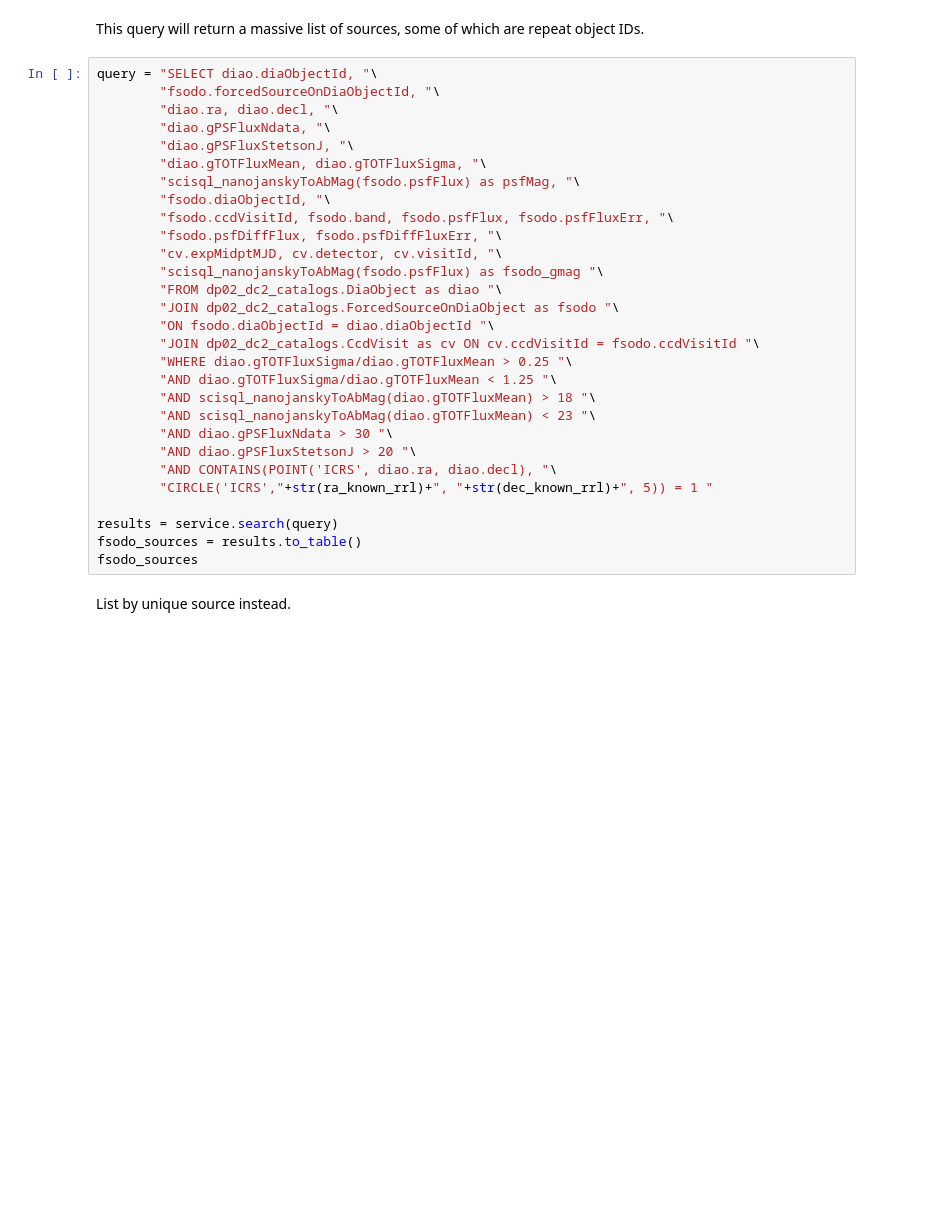
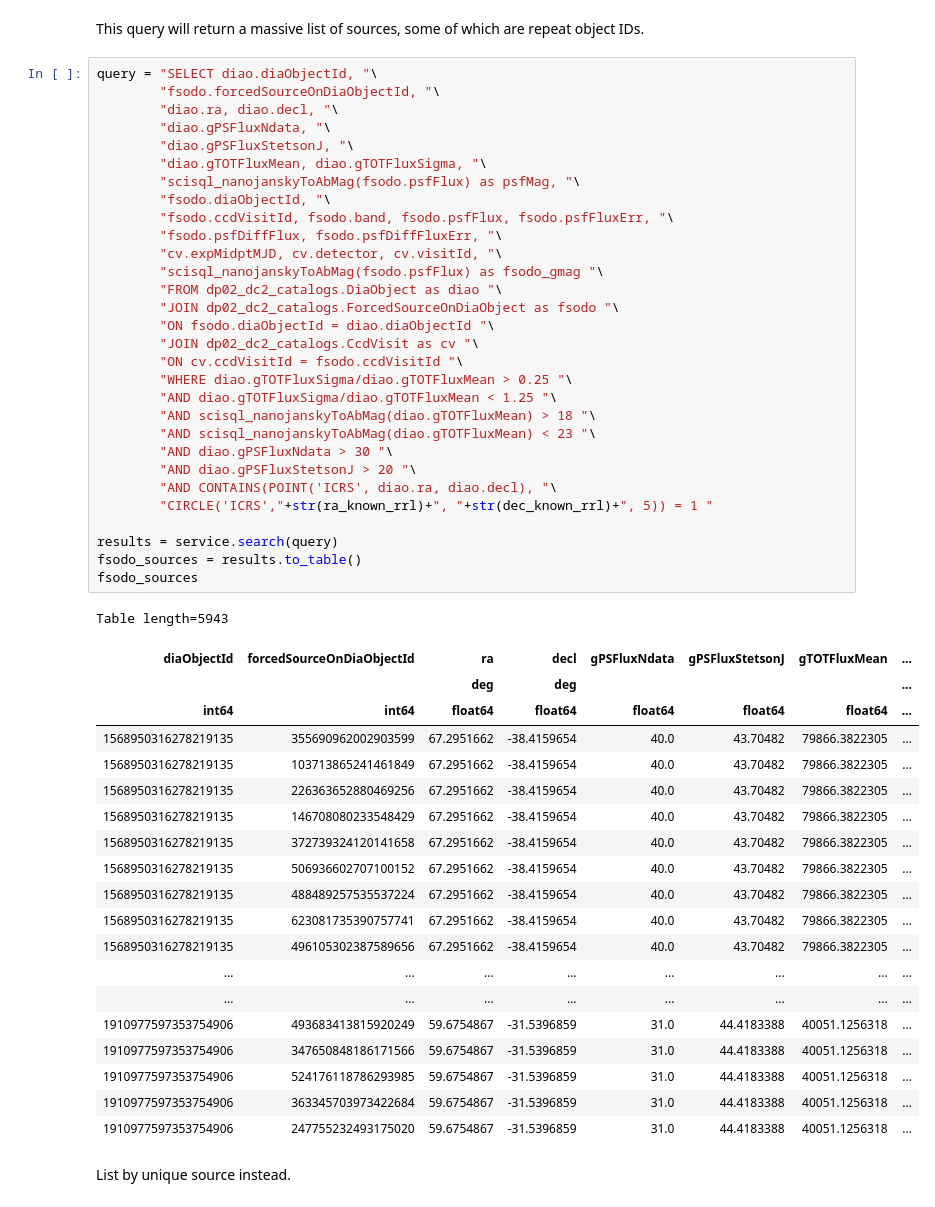
Before and after one commit to lsst-epo/citizen-science-notebooks, a Jupyter notebook: 02_Send_Flipbook_Variable_Stars_Imaging.ipynb, the cells around one changed output. Drawn from its saved outputs; the diff is of its cells as text; blank space fills up the shorter version.

```diff
--- a/02_Send_Flipbook_Variable_Stars_Imaging.ipynb
+++ b/02_Send_Flipbook_Variable_Stars_Imaging.ipynb
@@ -200,32 +200,54 @@ This query will return a massive list of sources, some of which are repeat objec
 # %%
 query = "SELECT diao.diaObjectId, "\
         "fsodo.forcedSourceOnDiaObjectId, "\
         "diao.ra, diao.decl, "\
         "diao.gPSFluxNdata, "\
         "diao.gPSFluxStetsonJ, "\
         "diao.gTOTFluxMean, diao.gTOTFluxSigma, "\
         "scisql_nanojanskyToAbMag(fsodo.psfFlux) as psfMag, "\
         "fsodo.diaObjectId, "\
         "fsodo.ccdVisitId, fsodo.band, fsodo.psfFlux, fsodo.psfFluxErr, "\
         "fsodo.psfDiffFlux, fsodo.psfDiffFluxErr, "\
         "cv.expMidptMJD, cv.detector, cv.visitId, "\
         "scisql_nanojanskyToAbMag(fsodo.psfFlux) as fsodo_gmag "\
         "FROM dp02_dc2_catalogs.DiaObject as diao "\
         "JOIN dp02_dc2_catalogs.ForcedSourceOnDiaObject as fsodo "\
         "ON fsodo.diaObjectId = diao.diaObjectId "\
-        "JOIN dp02_dc2_catalogs.CcdVisit as cv ON cv.ccdVisitId = fsodo.ccdVisitId "\
+        "JOIN dp02_dc2_catalogs.CcdVisit as cv "\
+        "ON cv.ccdVisitId = fsodo.ccdVisitId "\
         "WHERE diao.gTOTFluxSigma/diao.gTOTFluxMean > 0.25 "\
         "AND diao.gTOTFluxSigma/diao.gTOTFluxMean < 1.25 "\
         "AND scisql_nanojanskyToAbMag(diao.gTOTFluxMean) > 18 "\
         "AND scisql_nanojanskyToAbMag(diao.gTOTFluxMean) < 23 "\
         "AND diao.gPSFluxNdata > 30 "\
         "AND diao.gPSFluxStetsonJ > 20 "\
         "AND CONTAINS(POINT('ICRS', diao.ra, diao.decl), "\
         "CIRCLE('ICRS',"+str(ra_known_rrl)+", "+str(dec_known_rrl)+", 5)) = 1 "
 
 results = service.search(query)
 fsodo_sources = results.to_table()
 fsodo_sources
+# %% [output]
+Table length=5943
+| diaObjectId | forcedSourceOnDiaObjectId | ra | decl | gPSFluxNdata | gPSFluxStetsonJ | gTOTFluxMean | ... |
+|  |  | deg | deg |  |  |  | ... |
+| int64 | int64 | float64 | float64 | float64 | float64 | float64 | ... |
+| 1568950316278219135 | 355690962002903599 | 67.2951662 | -38.4159654 | 40.0 | 43.70482 | 79866.3822305 | ... |
+| 1568950316278219135 | 103713865241461849 | 67.2951662 | -38.4159654 | 40.0 | 43.70482 | 79866.3822305 | ... |
+| 1568950316278219135 | 226363652880469256 | 67.2951662 | -38.4159654 | 40.0 | 43.70482 | 79866.3822305 | ... |
+| 1568950316278219135 | 146708080233548429 | 67.2951662 | -38.4159654 | 40.0 | 43.70482 | 79866.3822305 | ... |
+| 1568950316278219135 | 372739324120141658 | 67.2951662 | -38.4159654 | 40.0 | 43.70482 | 79866.3822305 | ... |
+| 1568950316278219135 | 506936602707100152 | 67.2951662 | -38.4159654 | 40.0 | 43.70482 | 79866.3822305 | ... |
+| 1568950316278219135 | 488489257535537224 | 67.2951662 | -38.4159654 | 40.0 | 43.70482 | 79866.3822305 | ... |
+| 1568950316278219135 | 623081735390757741 | 67.2951662 | -38.4159654 | 40.0 | 43.70482 | 79866.3822305 | ... |
+| 1568950316278219135 | 496105302387589656 | 67.2951662 | -38.4159654 | 40.0 | 43.70482 | 79866.3822305 | ... |
+| ... | ... | ... | ... | ... | ... | ... | ... |
+| ... | ... | ... | ... | ... | ... | ... | ... |
+| 1910977597353754906 | 493683413815920249 | 59.6754867 | -31.5396859 | 31.0 | 44.4183388 | 40051.1256318 | ... |
+| 1910977597353754906 | 347650848186171566 | 59.6754867 | -31.5396859 | 31.0 | 44.4183388 | 40051.1256318 | ... |
+| 1910977597353754906 | 524176118786293985 | 59.6754867 | -31.5396859 | 31.0 | 44.4183388 | 40051.1256318 | ... |
+| 1910977597353754906 | 363345703973422684 | 59.6754867 | -31.5396859 | 31.0 | 44.4183388 | 40051.1256318 | ... |
+| 1910977597353754906 | 247755232493175020 | 59.6754867 | -31.5396859 | 31.0 | 44.4183388 | 40051.1256318 | ... |
 # %% [markdown]
 List by unique source instead.
 # %%
```
Also changed, not shown: parts of 9 cells of this notebook.
